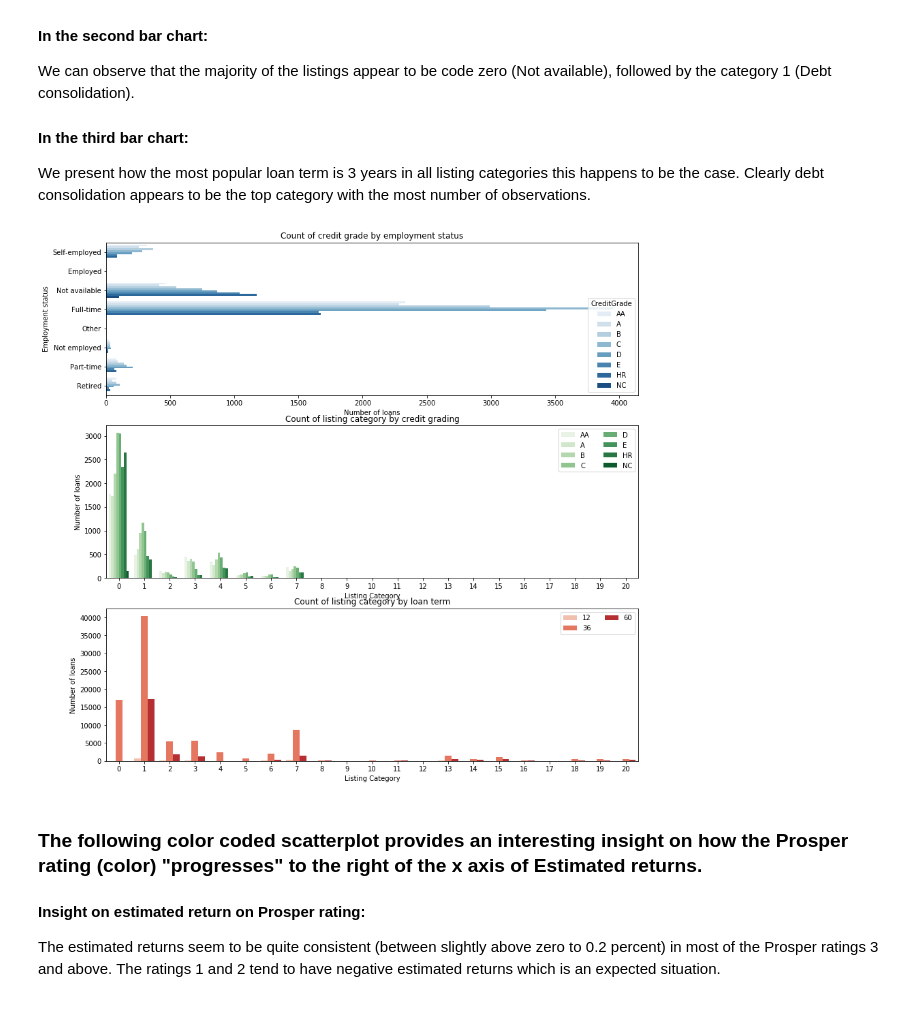
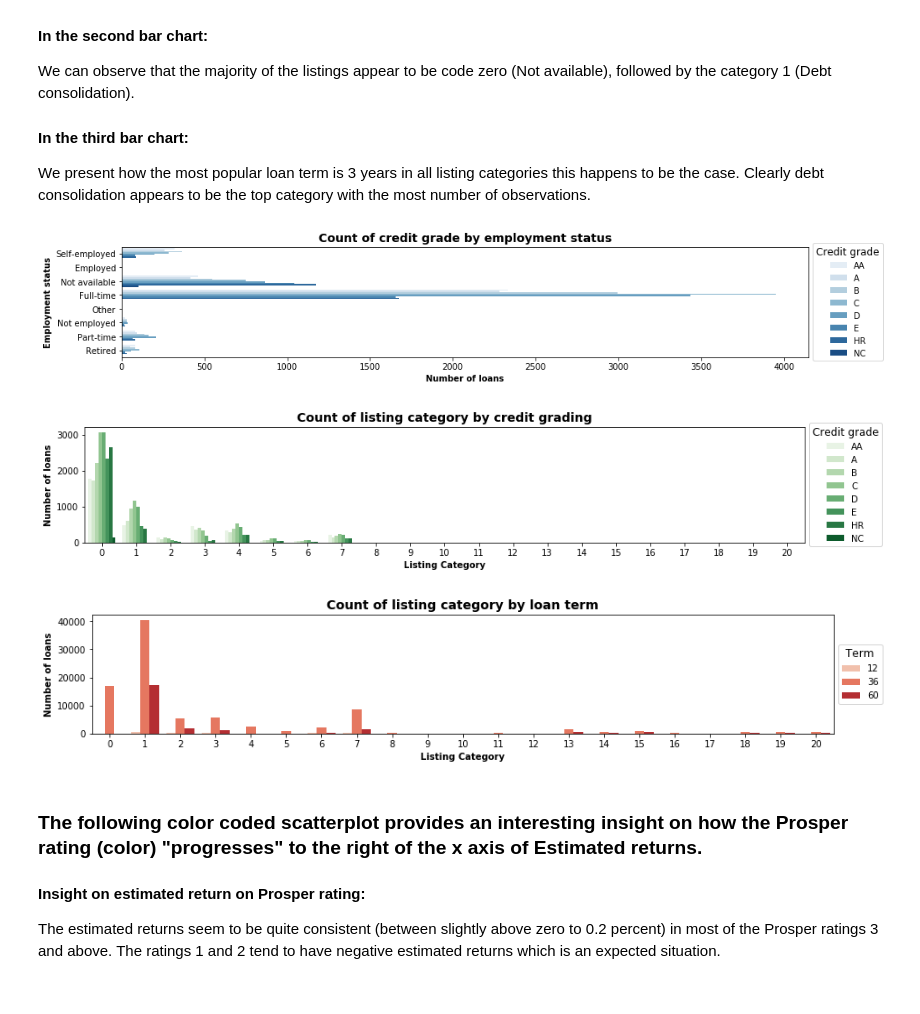
Before and after one commit to taloc/communicate_data_findings, a Jupyter notebook: slide_deck_template.ipynb, the cells around one changed output. Cells and saved outputs as stored; diff of their text form; code cells hidden in the pictures.

```diff
--- a/slide_deck_template.ipynb
+++ b/slide_deck_template.ipynb
@@ -200,34 +204,44 @@ We can observe that the majority of the listings appear to be code zero (Not ava
 We present how the most popular loan term is 3 years in all listing categories this happens to be the case. Clearly debt consolidation appears to be the top category with the most number of observations.
 # %%
 # Here I create 3 subplot of different categorical variables
-plt.figure(figsize = [14, 14])
+plt.figure(figsize=[14.70, 8.27])
 
 # subplot 1: EmploymentStatus vs CreditGrade
 plt.subplot(3, 1, 1)
 sns.countplot(data = df, y = 'EmploymentStatus', hue = 'CreditGrade', palette = 'Blues')
-plt.xlabel('Number of loans')
-plt.ylabel('Employment status')
-plt.title('Count of credit grade by employment status');
+plt.xlabel('Number of loans', weight = "bold")
+plt.ylabel('Employment status', weight = "bold")
+plt.title('Count of credit grade by employment status', fontsize = 14, weight = "bold");
+plt.legend(loc='center left', bbox_to_anchor=(1, 0.5),
+           title="Credit grade", title_fontsize = 12);
 
 # subplot 2: ListingCategory vs. CreditGrade, use different color palette
+plt.figure(figsize=[14.70, 8.27])
 ax = plt.subplot(3, 1, 2)
 sns.countplot(data = df, x = 'ListingCategory (numeric)', hue = 'CreditGrade', palette = 'Greens')
 ax.legend(loc = 1, ncol = 2) # re-arrange legend to remove overlapping
-plt.xlabel('Listing Category')
-plt.ylabel('Number of loans')
-plt.title('Count of listing category by credit grading');
+plt.xlabel('Listing Category', weight = "bold")
+plt.ylabel('Number of loans', weight = "bold")
+plt.title('Count of listing category by credit grading', fontsize = 14, weight = "bold");
+plt.legend(loc='center left', bbox_to_anchor=(1, 0.5),
+           title="Credit grade", title_fontsize = 12);
 
 # subplot 3: ListingCategory vs. Term, use different color palette
+plt.figure(figsize=[14.70, 8.27])
 ax = plt.subplot(3, 1, 3)
 sns.countplot(data = df, x = 'ListingCategory (numeric)', hue = 'Term', palette = 'Reds')
 ax.legend(loc = 1, ncol = 2) # re-arrange legend to remove overlapping
-plt.xlabel('Listing Category')
-plt.ylabel('Number of loans')
-plt.title('Count of listing category by loan term');
+plt.xlabel('Listing Category', weight = "bold")
+plt.ylabel('Number of loans', weight = "bold")
+plt.title('Count of listing category by loan term', fontsize = 14, weight = "bold");
+plt.legend(loc='center left', bbox_to_anchor=(1, 0.5),
+           title="Term", title_fontsize = 12);
 
 plt.show()
 # %% [output]
-[figure, old version]
+[figure, new version]
+[figure, added]
+[figure, added]
 # %% [markdown]
 ### The following color coded scatterplot provides an interesting insight on how the Prosper rating (color) "progresses" to the right of the x axis of Estimated returns.
 
```
Also changed, not shown: parts of 7 cells of this notebook.
